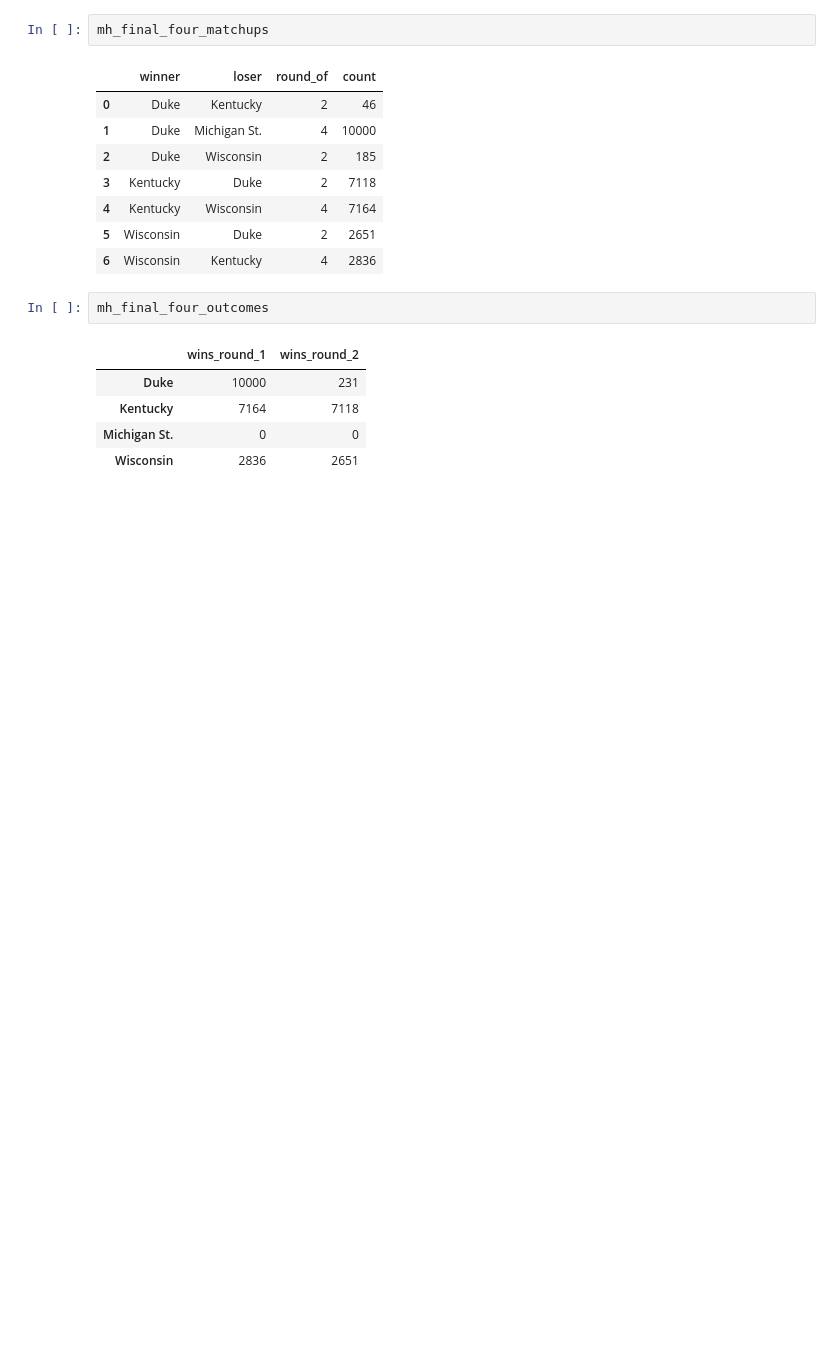
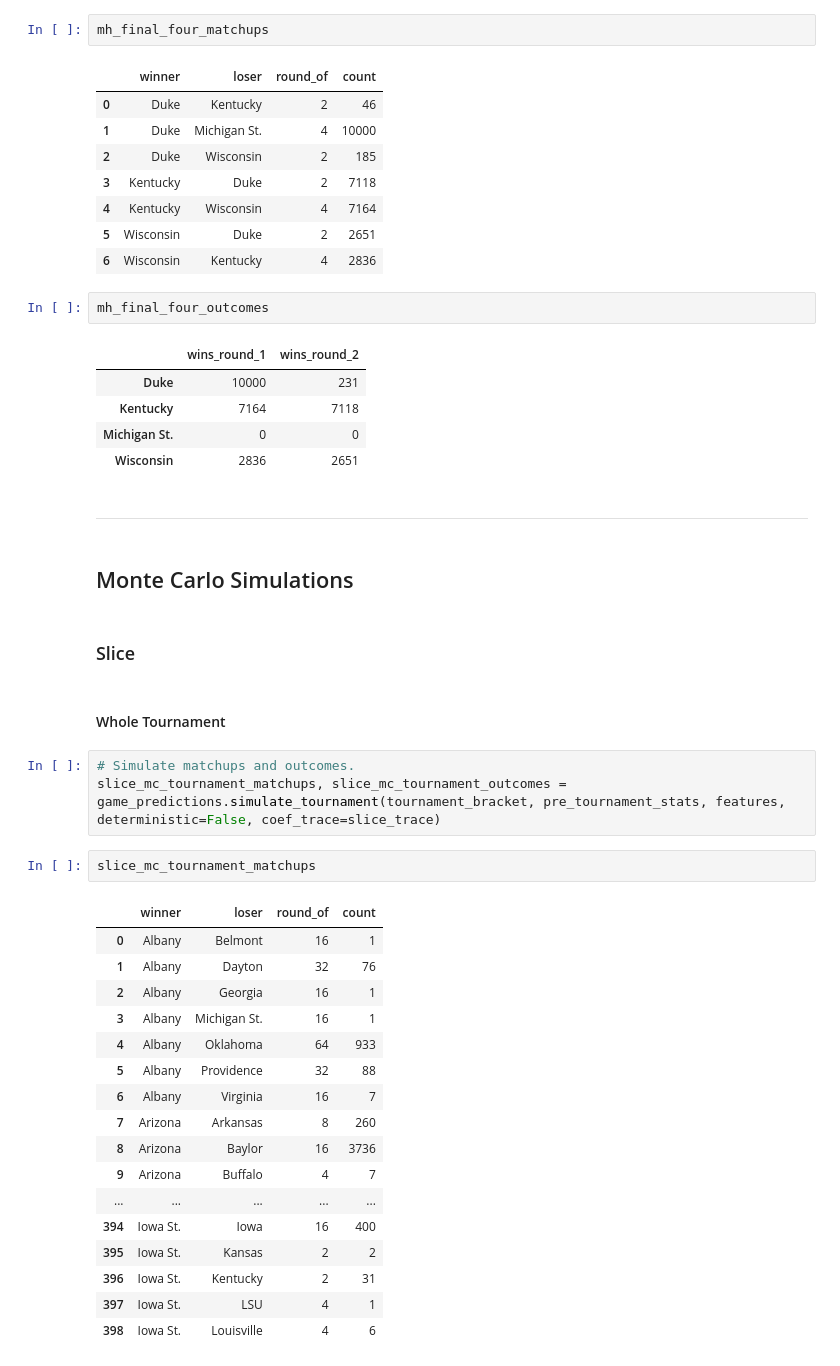
Before and after one commit to micahlanier/bayesket-ball, a Jupyter notebook: src/model/tournament_simulations.ipynb, the cells around one changed output. Saved outputs shown, nothing was run; the diff lists cells and outputs as text; blank space fills up the shorter version.

```diff
--- a/src/model/tournament_simulations.ipynb
+++ b/src/model/tournament_simulations.ipynb
@@ -206,3 +209,34 @@ mh_final_four_outcomes
 | Kentucky | 7164 | 7118 |
 | Michigan St. | 0 | 0 |
 | Wisconsin | 2836 | 2651 |
+# %% [markdown]
+---
+# %% [markdown]
+## Monte Carlo Simulations
+# %% [markdown]
+### Slice
+# %% [markdown]
+#### Whole Tournament
+# %%
+# Simulate matchups and outcomes.
+slice_mc_tournament_matchups, slice_mc_tournament_outcomes = game_predictions.simulate_tournament(tournament_bracket, pre_tournament_stats, features, deterministic=False, coef_trace=slice_trace)
+# %%
+slice_mc_tournament_matchups
+# %% [output]
+|  | winner | loser | round_of | count |
+| 0 | Albany | Belmont | 16 | 1 |
+| 1 | Albany | Dayton | 32 | 76 |
+| 2 | Albany | Georgia | 16 | 1 |
+| 3 | Albany | Michigan St. | 16 | 1 |
+| 4 | Albany | Oklahoma | 64 | 933 |
+| 5 | Albany | Providence | 32 | 88 |
+| 6 | Albany | Virginia | 16 | 7 |
+| 7 | Arizona | Arkansas | 8 | 260 |
+| 8 | Arizona | Baylor | 16 | 3736 |
+| 9 | Arizona | Buffalo | 4 | 7 |
+| ... | ... | ... | ... | ... |
+| 394 | Iowa St. | Iowa | 16 | 400 |
+| 395 | Iowa St. | Kansas | 2 | 2 |
+| 396 | Iowa St. | Kentucky | 2 | 31 |
+| 397 | Iowa St. | LSU | 4 | 1 |
+| 398 | Iowa St. | Louisville | 4 | 6 |
```
Also changed, not shown: parts of 32 cells of this notebook, 1 other file.
